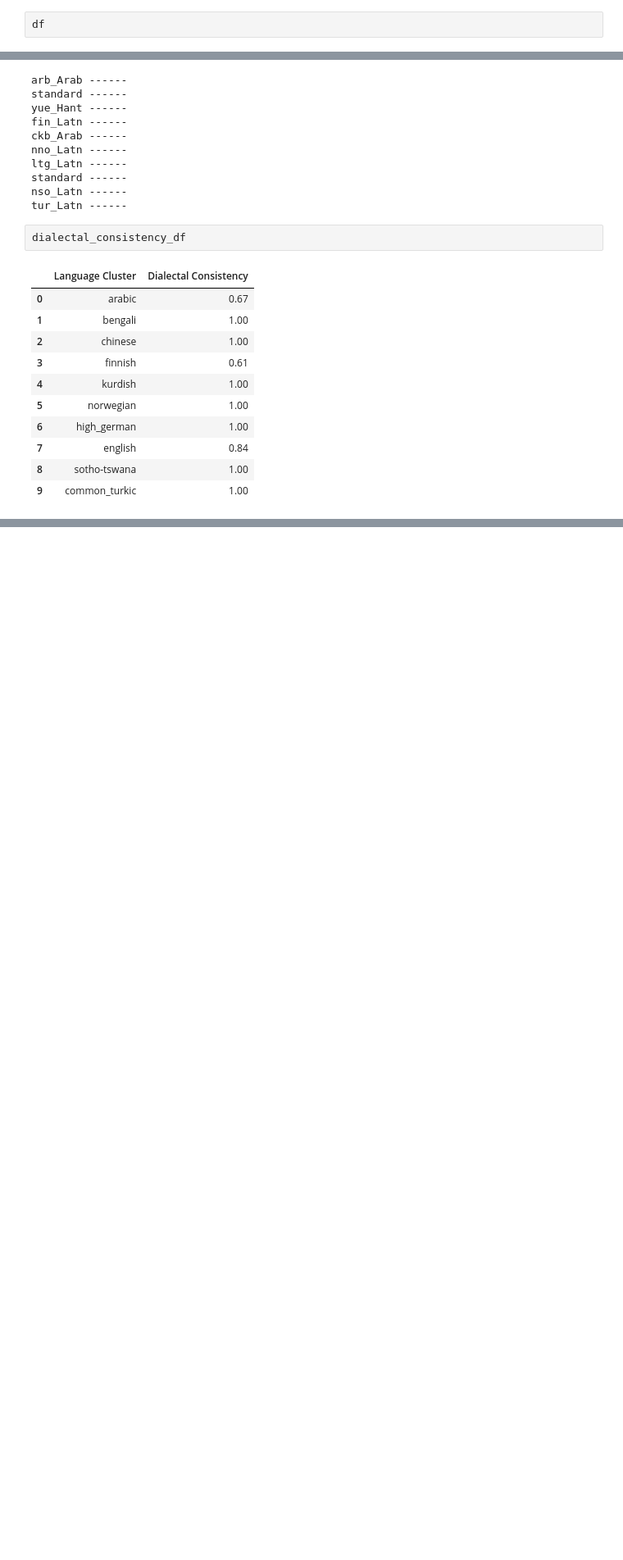
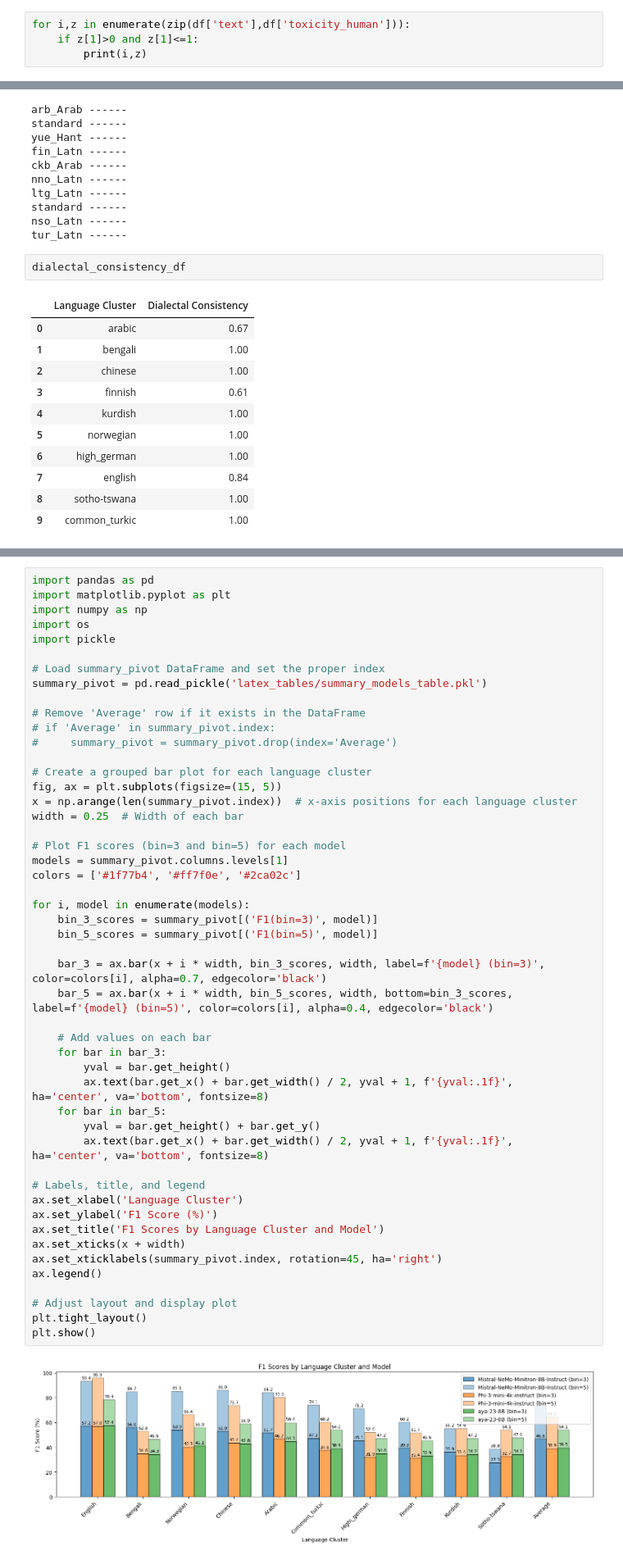
Before and after one commit to ffaisal93/dialect_toxicity_llm_judge, a Jupyter notebook: test.ipynb, the cells around one changed output, grey strips where cells are left out. Shown: that part at 82% size. Cells and saved outputs as stored; diff of their text form; blank space fills up the shorter version.

```diff
--- a/test.ipynb
+++ b/test.ipynb
@@ -20,3 +36,5 @@ df = pd.read_parquet("data/toxigen/test-00000-of-00001.parquet")
 # %%
-df
+for i,z in enumerate(zip(df['text'],df['toxicity_human'])):
+    if z[1]>0 and z[1]<=1:
+        print(i,z)
 # %% [output]
@@ -645,0 +626,51 @@ np.float64(0.9981909043631968)
+# %%
+import pandas as pd
+import matplotlib.pyplot as plt
+import numpy as np
+import os
+import pickle
+
+# Load summary_pivot DataFrame and set the proper index
+summary_pivot = pd.read_pickle('latex_tables/summary_models_table.pkl')
+
+# Remove 'Average' row if it exists in the DataFrame
+# if 'Average' in summary_pivot.index:
+#     summary_pivot = summary_pivot.drop(index='Average')
+
+# Create a grouped bar plot for each language cluster
+fig, ax = plt.subplots(figsize=(15, 5))
+x = np.arange(len(summary_pivot.index))  # x-axis positions for each language cluster
+width = 0.25  # Width of each bar
+
+# Plot F1 scores (bin=3 and bin=5) for each model
+models = summary_pivot.columns.levels[1]
+colors = ['#1f77b4', '#ff7f0e', '#2ca02c']
+
+for i, model in enumerate(models):
+    bin_3_scores = summary_pivot[('F1(bin=3)', model)]
+    bin_5_scores = summary_pivot[('F1(bin=5)', model)]
+
+    bar_3 = ax.bar(x + i * width, bin_3_scores, width, label=f'{model} (bin=3)', color=colors[i], alpha=0.7, edgecolor='black')
+    bar_5 = ax.bar(x + i * width, bin_5_scores, width, bottom=bin_3_scores, label=f'{model} (bin=5)', color=colors[i], alpha=0.4, edgecolor='black')
+
+    # Add values on each bar
+    for bar in bar_3:
+        yval = bar.get_height()
+        ax.text(bar.get_x() + bar.get_width() / 2, yval + 1, f'{yval:.1f}', ha='center', va='bottom', fontsize=8)
+    for bar in bar_5:
+        yval = bar.get_height() + bar.get_y()
+        ax.text(bar.get_x() + bar.get_width() / 2, yval + 1, f'{yval:.1f}', ha='center', va='bottom', fontsize=8)
+
+# Labels, title, and legend
+ax.set_xlabel('Language Cluster')
+ax.set_ylabel('F1 Score (%)')
+ax.set_title('F1 Scores by Language Cluster and Model')
+ax.set_xticks(x + width)
+ax.set_xticklabels(summary_pivot.index, rotation=45, ha='right')
+ax.legend()
+
+# Adjust layout and display plot
+plt.tight_layout()
+plt.show()
+# %% [output]
+[figure, added]
```
Also changed, not shown: parts of 17 cells of this notebook, 7 other files.
